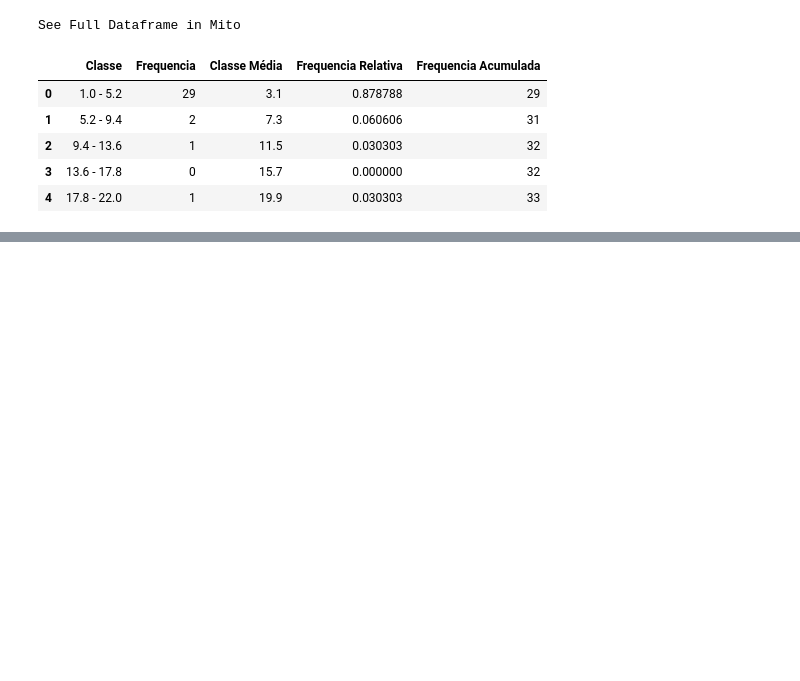
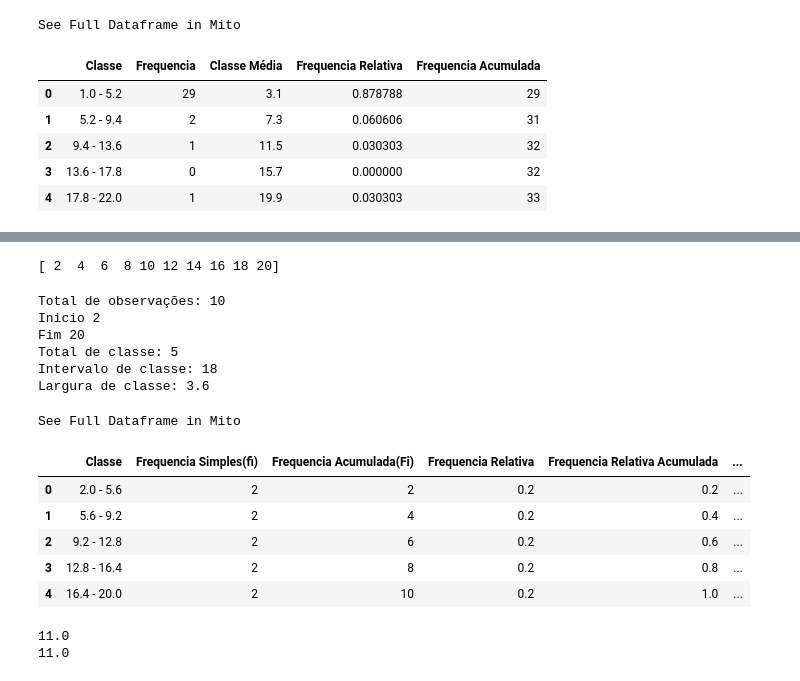
Before and after one commit to EloneSampaio/DataScience, a Jupyter notebook: CursoDeEstatisticaPython/medidasDePosicao.ipynb, the cells around one changed output, grey strips where cells are left out. Saved outputs shown, nothing was run; the diff lists cells and outputs as text; code cells hidden in the pictures; blank space fills up the shorter version.

```diff
--- a/CursoDeEstatisticaPython/medidasDePosicao.ipynb
+++ b/CursoDeEstatisticaPython/medidasDePosicao.ipynb
@@ -950,0 +1033,37 @@ See Full Dataframe in Mito
+# %%
+## tamanho da classe
+tamanho_classe = 4
+dados = np.arange(start=2,stop=22,step=2)
+print(dados)
+# %% [output]
+[ 2  4  6  8 10 12 14 16 18 20]
+# %%
+minimo = 2
+maximo = 20
+total_classe = 5
+
+entrada_usuario = (minimo,maximo,total_classe)
+fazer_distribuicao_frequencia(dados,entrada_usuario)
+# %% [output]
+Total de observações: 10
+Inicio 2
+Fim 20
+Total de classe: 5
+Intervalo de classe: 18
+Largura de classe: 3.6
+See Full Dataframe in Mito
+|  | Classe | Frequencia Simples(fi) | Frequencia Acumulada(Fi) | Frequencia Relativa | Frequencia Relativa Acumulada | ... |
+| 0 | 2.0 - 5.6 | 2 | 2 | 0.2 | 0.2 | ... |
+| 1 | 5.6 - 9.2 | 2 | 4 | 0.2 | 0.4 | ... |
+| 2 | 9.2 - 12.8 | 2 | 6 | 0.2 | 0.6 | ... |
+| 3 | 12.8 - 16.4 | 2 | 8 | 0.2 | 0.8 | ... |
+| 4 | 16.4 - 20.0 | 2 | 10 | 0.2 | 1.0 | ... |
+# %%
+media = np.mean(dados)
+print(media)
+
+quatil2=stats.scoreatpercentile(dados,50)
+print(quatil2)
+# %% [output]
+11.0
+11.0
```
Also changed, not shown: parts of 11 cells of this notebook, 5 other files.
